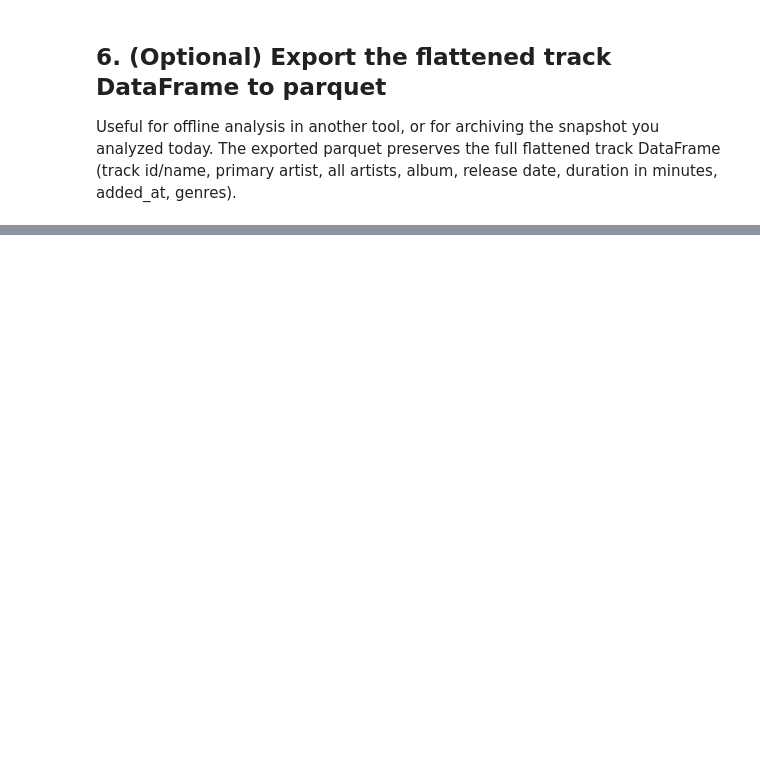
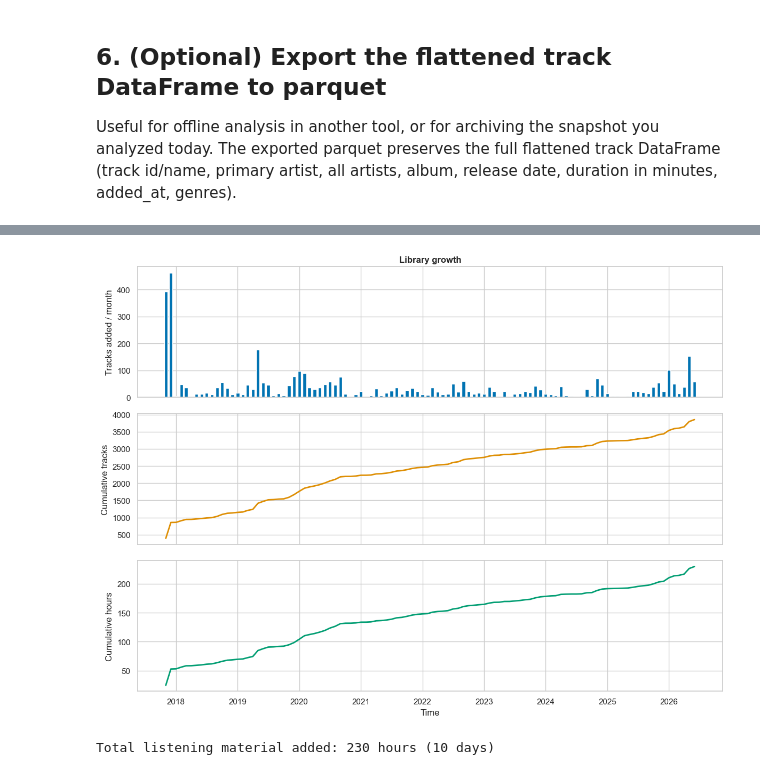
Before and after one commit to Bennet-B/py_spotify_project, a Jupyter notebook: notebooks/01_explore_playlist.ipynb, the cells around one changed output, grey strips where cells are left out. Saved outputs shown, nothing was run; the diff lists cells and outputs as text; code cells hidden in the pictures; blank space fills up the shorter version.

```diff
--- a/notebooks/01_explore_playlist.ipynb
+++ b/notebooks/01_explore_playlist.ipynb
@@ -166,0 +178,6 @@ if EXPORT:
+# %%
+from spotify_project import insights
+
+df = analyzer.df
+palette = sns.color_palette("colorblind")
+print(f"{len(df)} tracks, {df['added_at'].notna().sum()} with added_at timestamps")
@@ -166,0 +190,20 @@ if EXPORT:
+# %%
+growth = insights.additions_over_time(df, freq="M")
+
+fig, axes = plt.subplots(3, 1, figsize=(12, 9), sharex=True)
+axes[0].bar(growth["period"], growth["added"], width=20, color=palette[0])
+axes[0].set_ylabel("Tracks added / month")
+axes[0].set_title("Library growth", fontsize=12, fontweight="bold")
+axes[1].plot(growth["period"], growth["cumulative_tracks"], color=palette[1], linewidth=2)
+axes[1].set_ylabel("Cumulative tracks")
+axes[2].plot(growth["period"], growth["cumulative_hours"], color=palette[2], linewidth=2)
+axes[2].set_ylabel("Cumulative hours")
+axes[2].set_xlabel("Time")
+fig.tight_layout()
+plt.show()
+
+total_hours = float(growth["cumulative_hours"].iloc[-1]) if not growth.empty else 0.0
+print(f"Total listening material added: {total_hours:,.0f} hours ({total_hours / 24:,.0f} days)")
+# %% [output]
+[figure, added]
+Total listening material added: 230 hours (10 days)
```
Also changed, not shown: parts of 28 cells of this notebook.
